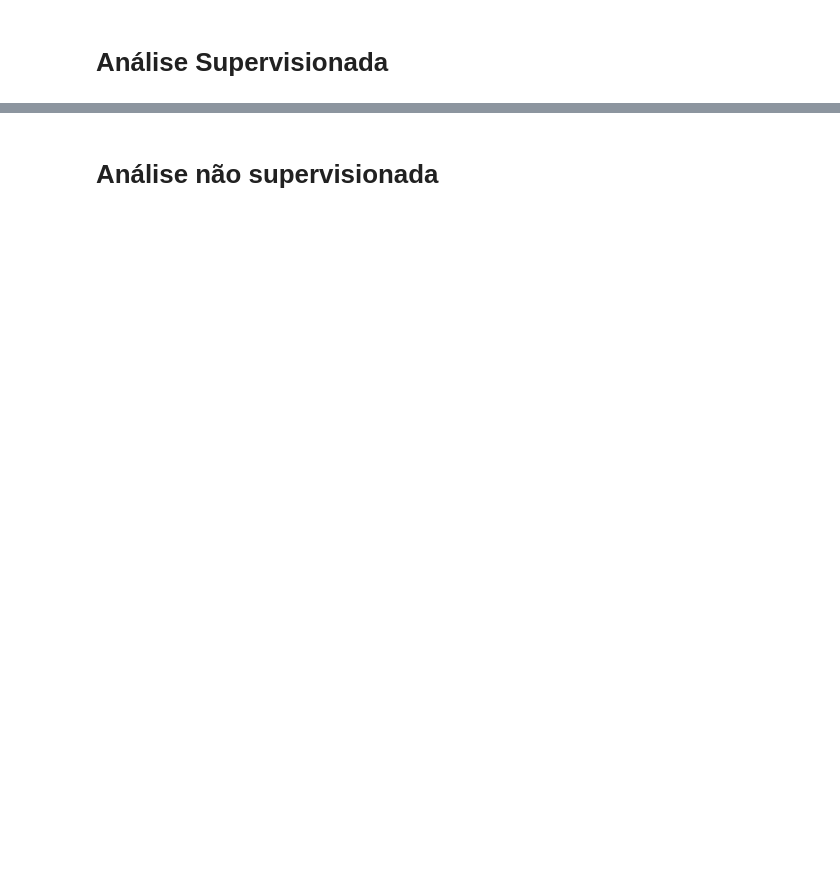
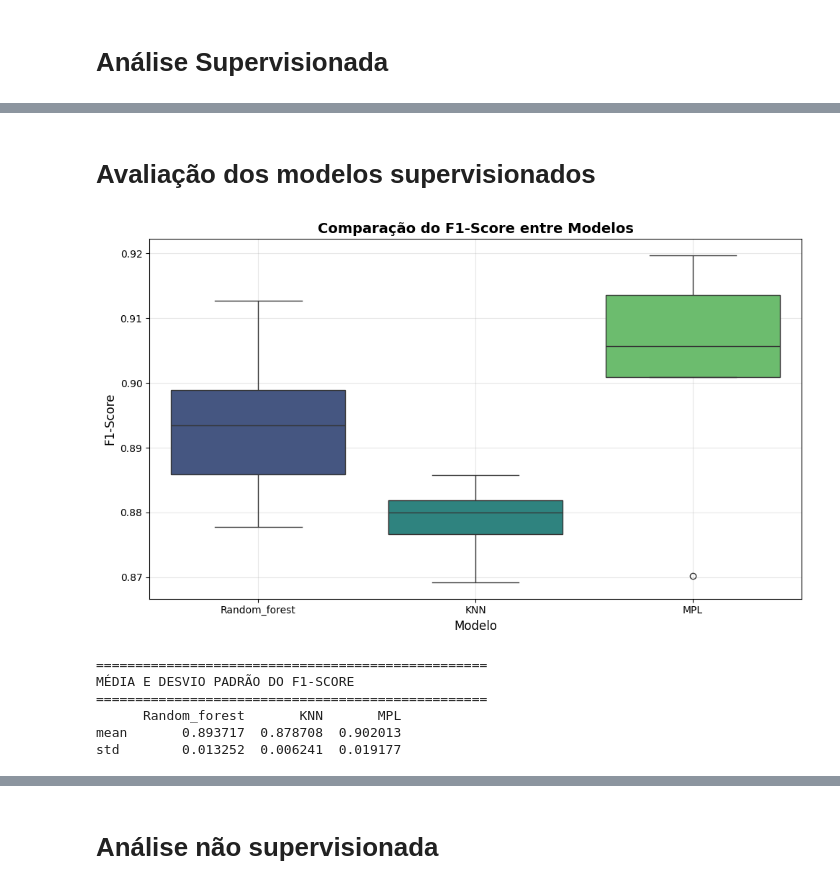
Before and after one commit to YanFeitosa/libras, a Jupyter notebook: prova_02.ipynb, the cells around one changed output, grey strips where cells are left out. Saved outputs shown, nothing was run; the diff lists cells and outputs as text; code cells hidden in the pictures; blank space fills up the shorter version.

```diff
--- a/prova_02.ipynb
+++ b/prova_02.ipynb
@@ -19,19 +22,23 @@ from sklearn.neural_network import MLPClassifier
 
 from sklearn.metrics import f1_score, make_scorer, confusion_matrix
 # %%
-#variáveis úteis
+#variáveis
 meta_data_path = 'Data/sinais.csv'
 data_folder = 'Data/Sinais/'
 
-reference_kp_ids = [23, 24]
-visibility_threshold = 0.1
-
 random_state = 12
 
+#tratamento dos keypoints
+reference_kp_ids = [23, 24]   # todas as coordenadas dos keypoints vão ser recalculadas relativamente à posição média destes keypoints
+visibility_threshold = 0.1    # se a visibilidade de um keypoint for menor que este valor, o keypoint é ignorado
+
+n_segments_temporal_embedding = 15
 
 
-#carregando os Meta-dados
-meta_data = pd.read_csv(meta_data_path)
+pca_explainability = 0.95
 
-#verificando valores nulos
-meta_data.isnull().sum()
+kmeans_range = range(2, 40)
+use_elbow_method = True    # se True, o k é escolhido pelo método do cotovelo; se False, é usado o valor definido em manually_chosen_k
+manually_chosen_k =25
+
+kmeans_iterations = 20
@@ -395,6 +429,6 @@ Explicabilidade: 0.99 -> Número de componentes: 22
 # %%
-# Com 98% conseguimos uma grande redução de dimensionalidade sem muita perda de informação
+# Com 95% consegue-se uma grande redução de dimensionalidade sem muita perda de informação
 
-pca = PCA(n_components=0.98, random_state=random_state)
+pca = PCA(n_components=pca_explainability, random_state=random_state)
 # %% [markdown]
 # Análise Supervisionada
@@ -464,0 +476,28 @@ You can try to debug the error by setting error_score='raise'.
+# %% [markdown]
+# Avaliação dos modelos supervisionados
+# %%
+# Reformatando o DataFrame
+scores_melted = scores.melt(var_name='Modelo', value_name='F1-Score')
+
+plt.figure(figsize=(10, 6))
+sns.boxplot(x='Modelo', y='F1-Score', hue='Modelo', data=scores_melted, palette='viridis', legend=False)
+plt.title('Comparação do F1-Score entre Modelos', fontsize=14, fontweight='bold')
+plt.xlabel('Modelo', fontsize=12)
+plt.ylabel('F1-Score', fontsize=12)
+plt.grid(True, alpha=0.3)
+plt.tight_layout()
+plt.show()
+
+# Médias e desvio padrão
+print("=" * 50)
+print("MÉDIA E DESVIO PADRÃO DO F1-SCORE")
+print("=" * 50)
+print(scores.agg(['mean', 'std']))
+# %% [output]
+[figure, added]
+==================================================
+MÉDIA E DESVIO PADRÃO DO F1-SCORE
+==================================================
+      Random_forest       KNN       MPL
+mean       0.893717  0.878708  0.902013
+std        0.013252  0.006241  0.019177
```
Also changed, not shown: parts of 25 cells of this notebook.
